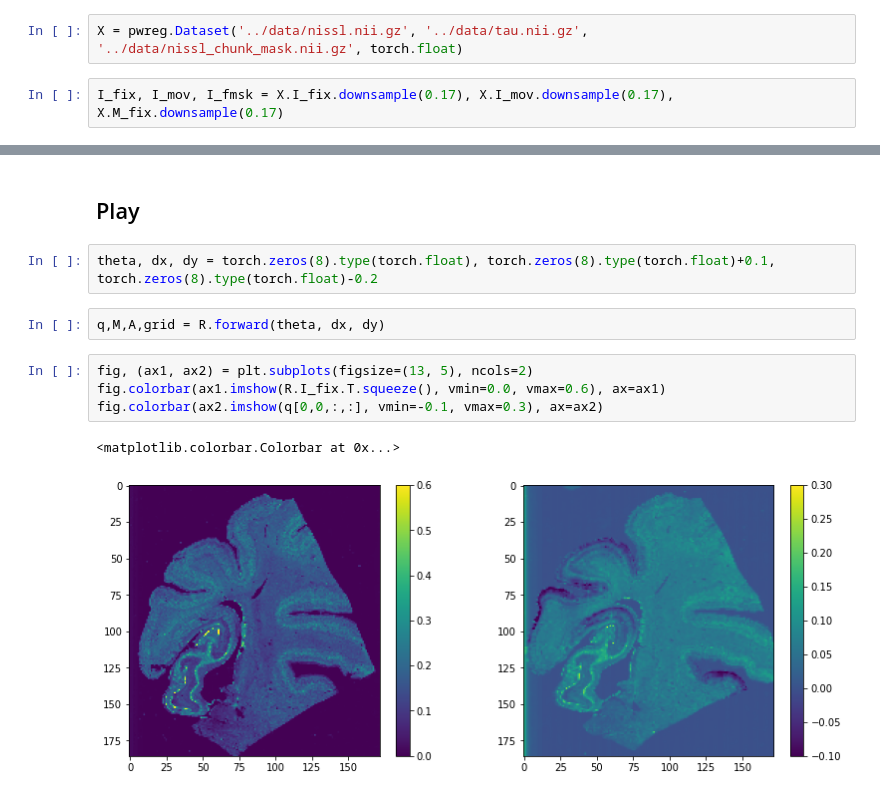
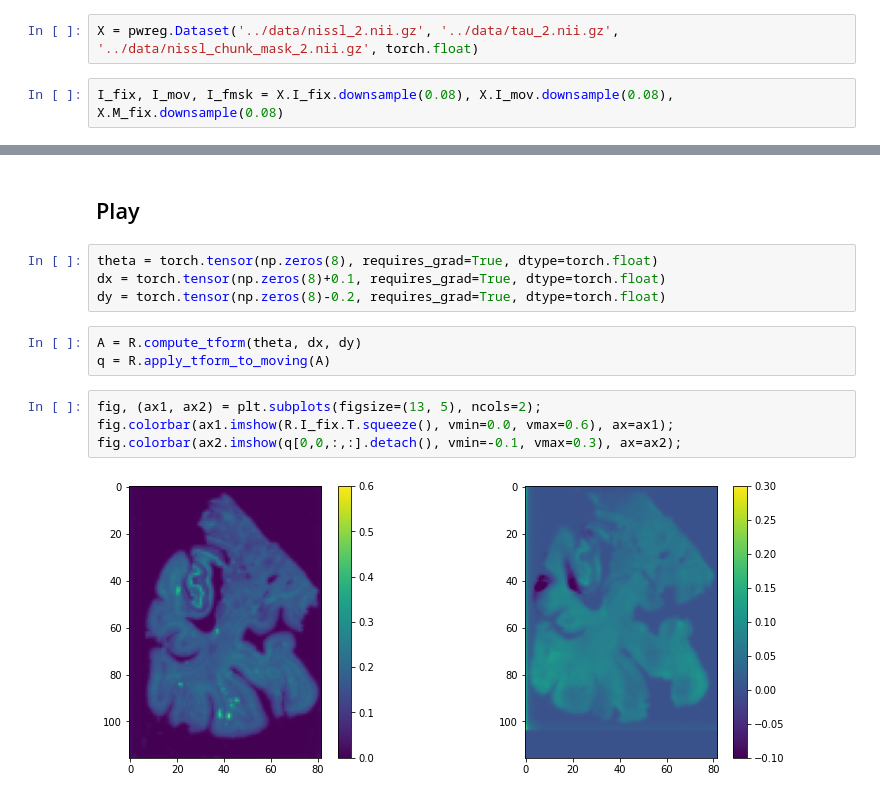
Before and after one commit to pyushkevich/pwreg, a Jupyter notebook: notebooks/test_pwreg.ipynb, the cells around one changed output, grey strips where cells are left out. Saved outputs shown, nothing was run; the diff lists cells and outputs as text.

```diff
--- a/notebooks/test_pwreg.ipynb
+++ b/notebooks/test_pwreg.ipynb
@@ -12,7 +12,7 @@ import matplotlib.pyplot as plt
 # %% [markdown]
 ## Load some data
 # %%
-X = pwreg.Dataset('../data/nissl.nii.gz', '../data/tau.nii.gz', '../data/nissl_chunk_mask.nii.gz', torch.float)
+X = pwreg.Dataset('../data/nissl_2.nii.gz', '../data/tau_2.nii.gz', '../data/nissl_chunk_mask_2.nii.gz', torch.float)
 # %%
-I_fix, I_mov, I_fmsk = X.I_fix.downsample(0.17), X.I_mov.downsample(0.17), X.M_fix.downsample(0.17)
+I_fix, I_mov, I_fmsk = X.I_fix.downsample(0.08), X.I_mov.downsample(0.08), X.M_fix.downsample(0.08)
 # %%
@@ -43,13 +44,15 @@ tensor([-14.2583, -18.9527,   1.0000], dtype=torch.float64)
 # %% [markdown]
 ## Play
-# %%
-theta, dx, dy = torch.zeros(8).type(torch.float), torch.zeros(8).type(torch.float)+0.1, torch.zeros(8).type(torch.float)-0.2
-# %%
-q,M,A,grid = R.forward(theta, dx, dy)
+# %%
+theta = torch.tensor(np.zeros(8), requires_grad=True, dtype=torch.float)
+dx = torch.tensor(np.zeros(8)+0.1, requires_grad=True, dtype=torch.float)
+dy = torch.tensor(np.zeros(8)-0.2, requires_grad=True, dtype=torch.float)
+# %%
+A = R.compute_tform(theta, dx, dy)
+q = R.apply_tform_to_moving(A)
 # %%
-fig, (ax1, ax2) = plt.subplots(figsize=(13, 5), ncols=2)
-fig.colorbar(ax1.imshow(R.I_fix.T.squeeze(), vmin=0.0, vmax=0.6), ax=ax1)
-fig.colorbar(ax2.imshow(q[0,0,:,:], vmin=-0.1, vmax=0.3), ax=ax2)
+fig, (ax1, ax2) = plt.subplots(figsize=(13, 5), ncols=2);
+fig.colorbar(ax1.imshow(R.I_fix.T.squeeze(), vmin=0.0, vmax=0.6), ax=ax1);
+fig.colorbar(ax2.imshow(q[0,0,:,:].detach(), vmin=-0.1, vmax=0.3), ax=ax2);
 # %% [output]
-<matplotlib.colorbar.Colorbar at 0x...>
-[figure, old version]
+[figure, new version]
```
Also changed, not shown: parts of 19 cells of this notebook, 6 other files.
